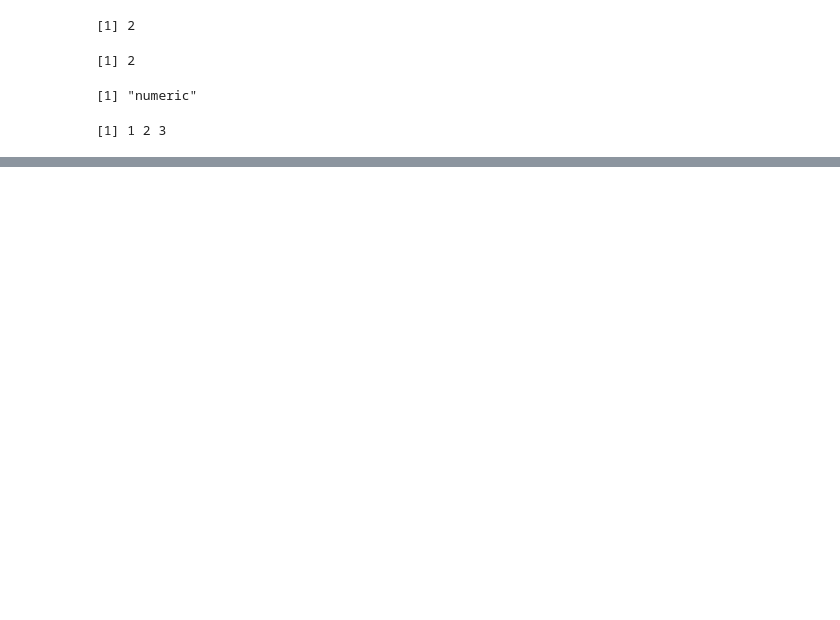
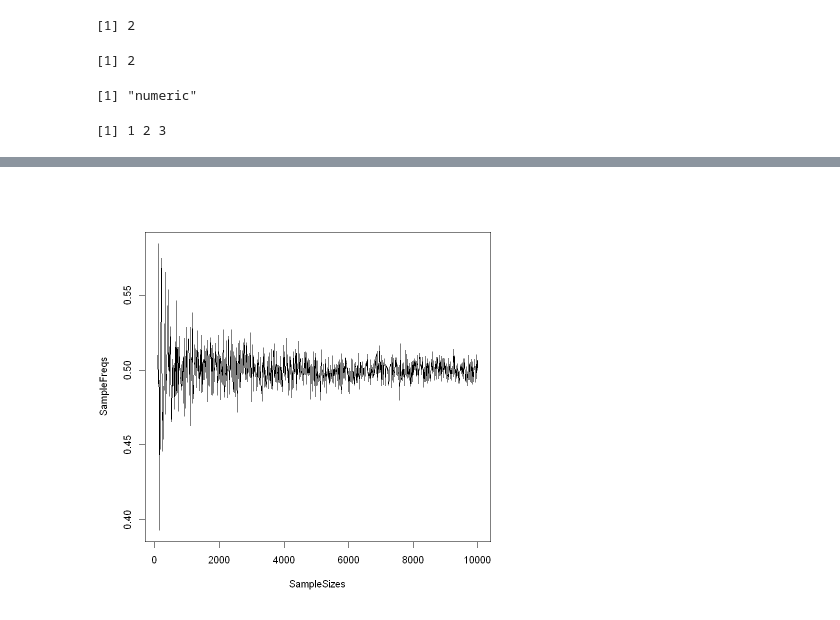
Before and after one commit to williamszk/statistical-learning, a Jupyter notebook: R_study/220127_R.ipynb, the cells around one changed output, grey strips where cells are left out. Cells and saved outputs as stored; diff of their text form; code cells hidden in the pictures; blank space fills up the shorter version.

Commit message:
R experiment

```diff
--- a/R_study/220127_R.ipynb
+++ b/R_study/220127_R.ipynb
@@ -24,0 +34,13 @@ plot(iris)
+# %%
+set.seed(13579)
+SampleFreqs = NULL
+SampleSizes = seq(100,10000,10)
+for (size in SampleSizes){
+  sampleInstance = sample(0:1,size, replace=TRUE)
+  experimentResult = mean(sampleInstance)
+  SampleFreqs = c(SampleFreqs, experimentResult)
+}
+# %%
+plot(SampleSizes, SampleFreqs,type = 'l')
+# %% [output]
+[figure, added]
```
Also changed, not shown: parts of 3 cells of this notebook.
